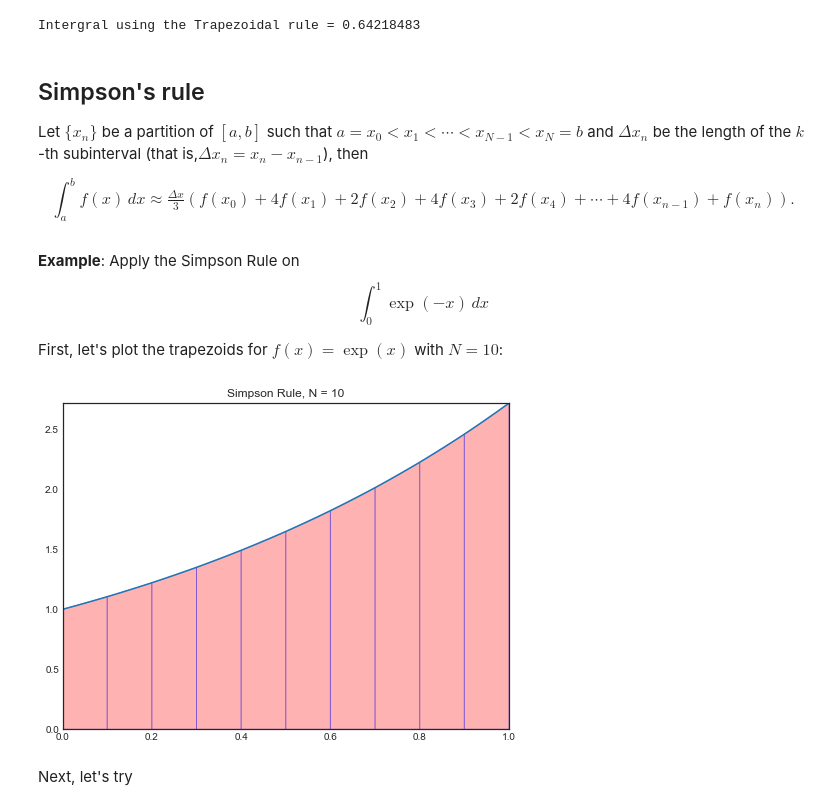
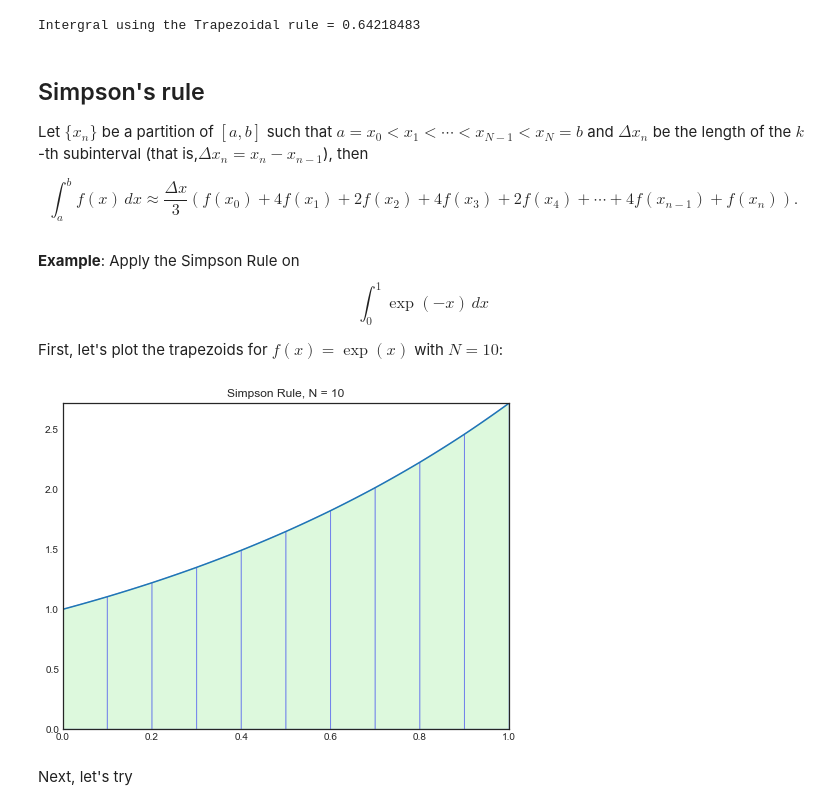
Before and after one commit to HatefDastour/Notes, a Jupyter notebook: Numerical_Analysis/Numerical_Integration.ipynb, the cells around one changed output. Drawn from its saved outputs; the diff is of its cells as text; code cells hidden in the pictures.

```diff
--- a/Numerical_Analysis/Numerical_Integration.ipynb
+++ b/Numerical_Analysis/Numerical_Integration.ipynb
@@ -61,7 +63,7 @@ _ = ax.plot(X,Y)
 for i in range(N):
     xs = [x[i],x[i],x[i+1],x[i+1]]
     ys = [0,f(x[i]),f(x[i+1]),0]
-    ax.fill(xs,ys,'r',edgecolor='b',alpha=0.3)
+    ax.fill(xs,ys,'Tomato',edgecolor='Blue',alpha=0.3)
 
 _ = ax.set_title('Trapezoid Rule, N = {}'.format(N))
 _ = ax.set_xlim([min(x),max(x)])
@@ -80,7 +82,7 @@ Intergral using the Trapezoidal rule = 0.64218483
 
 Let $\{x_{n}\}$ be a partition of $[a,b]$ such that $a=x_{0}<x_{1}<\cdots <x_{N-1}<x_{N}=b$ and $\Delta x_{n}$ be the length of the $k$-th subinterval (that is,$\Delta x_{n}=x_{n}-x_{n-1}$), then
 
-$$ \int _{a}^{b}f(x)\,dx\approx {\tfrac {\Delta x}{3}}\left(f(x_{0})+4f(x_{1})+2f(x_{2})+4f(x_{3})+2f(x_{4})+\cdots +4f(x_{n-1})+f(x_{n})\right).$$
+$$ \int _{a}^{b}f(x)\,dx\approx {\dfrac {\Delta x}{3}}\left(f(x_{0})+4f(x_{1})+2f(x_{2})+4f(x_{3})+2f(x_{4})+\cdots +4f(x_{n-1})+f(x_{n})\right).$$
 # %%
 def simps(f,a,b,N):
     # f : single variable function f
@@ -109,27 +111,27 @@ First, let's plot the trapezoids for $f(x)=\exp(x)$ with $N=10$:
 # %%
 f = lambda x : np.exp(x)
 a = 0; b = 1; n = 10
 N = 10
 
 x = np.linspace(a,b,N+1)
 y = f(x)
 
 X = np.linspace(a,b,n*N+1)
 Y = f(X)
 
 fig, ax = plt.subplots(nrows=1, ncols=1, figsize=(8, 6), sharex = False)
 _ = ax.plot(X,Y)
 
 for i in range(N):
     xs = [x[i],x[i],x[i+1],x[i+1]]
     ys = [0,f(x[i]),f(x[i+1]),0]
-    ax.fill(xs,ys,'r',edgecolor='b',alpha=0.3)
+    ax.fill(xs,ys,'LightGreen',edgecolor='Blue',alpha=0.3)
 
 _ = ax.set_title('Simpson Rule, N = {}'.format(N))
 _ = ax.set_xlim([min(x),max(x)])
 _ = ax.set_ylim([0,max(y)])
 # %% [output]
-[figure, old version]
+[figure, new version]
 # %% [markdown]
 Next, let's try
 # %%
```
Also changed, not shown: parts of 4 cells of this notebook, 6 other files.
